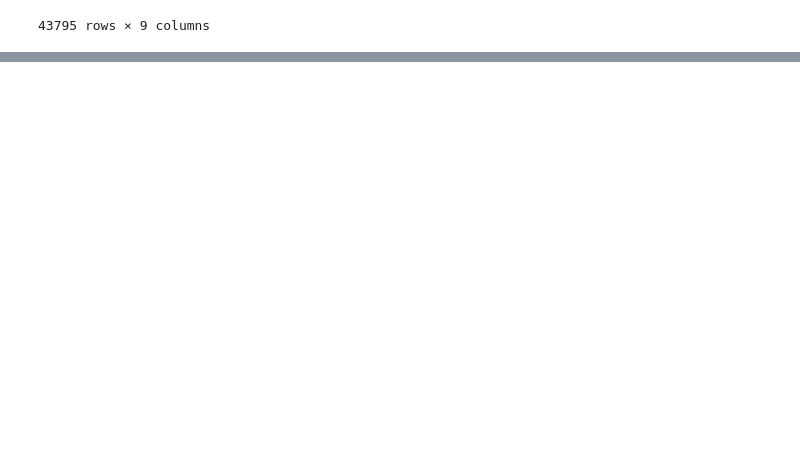
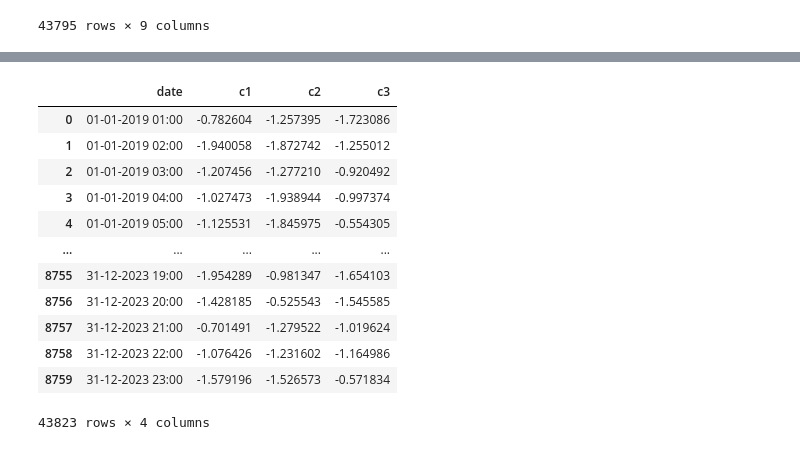
Before and after one commit to rishikesh-revandikar/Team6_sustainability_and_environment, a Jupyter notebook: HACK_3.ipynb, the cells around one changed output, grey strips where cells are left out. Cells and saved outputs as stored; diff of their text form; code cells hidden in the pictures; blank space fills up the shorter version.

```diff
--- a/HACK_3.ipynb
+++ b/HACK_3.ipynb
@@ -83,0 +126,29 @@ df
+# %%
+# Getting all consumtion datasets
+
+consumtion_2019 = pd.read_csv('/content/drive/MyDrive/Hackwave/unit_consumption_2019.csv')
+consumtion_2020 = pd.read_csv('/content/drive/MyDrive/Hackwave/unit_consumption_2020.csv')
+consumtion_2021 = pd.read_csv('/content/drive/MyDrive/Hackwave/unit_consumption_2021.csv')
+consumtion_2022 = pd.read_csv('/content/drive/MyDrive/Hackwave/unit_consumption_2022.csv')
+consumtion_2023 = pd.read_csv('/content/drive/MyDrive/Hackwave/unit_consumption_2023.csv')
+# %%
+#  concat above consumption df
+
+consumtion_df = pd.concat([consumtion_2019, consumtion_2020, consumtion_2021, consumtion_2022, consumtion_2023])
+# %%
+# final consumption df
+consumtion_df
+# %% [output]
+|  | date | c1 | c2 | c3 |
+| 0 | 01-01-2019 01:00 | -0.782604 | -1.257395 | -1.723086 |
+| 1 | 01-01-2019 02:00 | -1.940058 | -1.872742 | -1.255012 |
+| 2 | 01-01-2019 03:00 | -1.207456 | -1.277210 | -0.920492 |
+| 3 | 01-01-2019 04:00 | -1.027473 | -1.938944 | -0.997374 |
+| 4 | 01-01-2019 05:00 | -1.125531 | -1.845975 | -0.554305 |
+| ... | ... | ... | ... | ... |
+| 8755 | 31-12-2023 19:00 | -1.954289 | -0.981347 | -1.654103 |
+| 8756 | 31-12-2023 20:00 | -1.428185 | -0.525543 | -1.545585 |
+| 8757 | 31-12-2023 21:00 | -0.701491 | -1.279522 | -1.019624 |
+| 8758 | 31-12-2023 22:00 | -1.076426 | -1.231602 | -1.164986 |
+| 8759 | 31-12-2023 23:00 | -1.579196 | -1.526573 | -0.571834 |
+43823 rows × 4 columns
```
Also changed, not shown: parts of 3 cells of this notebook.
